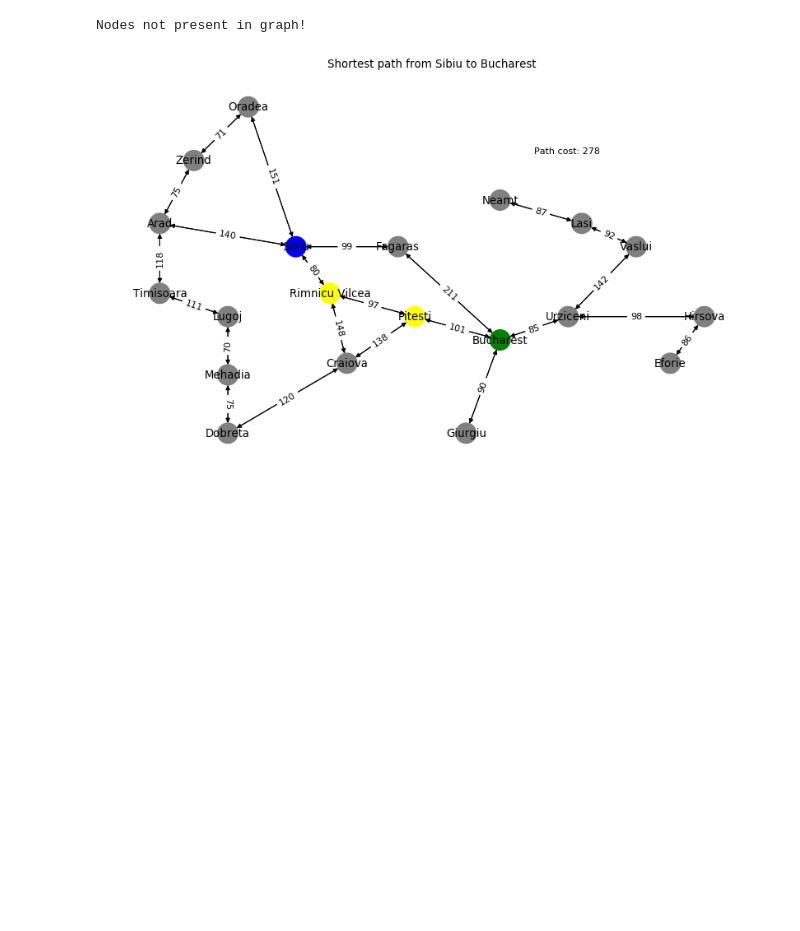
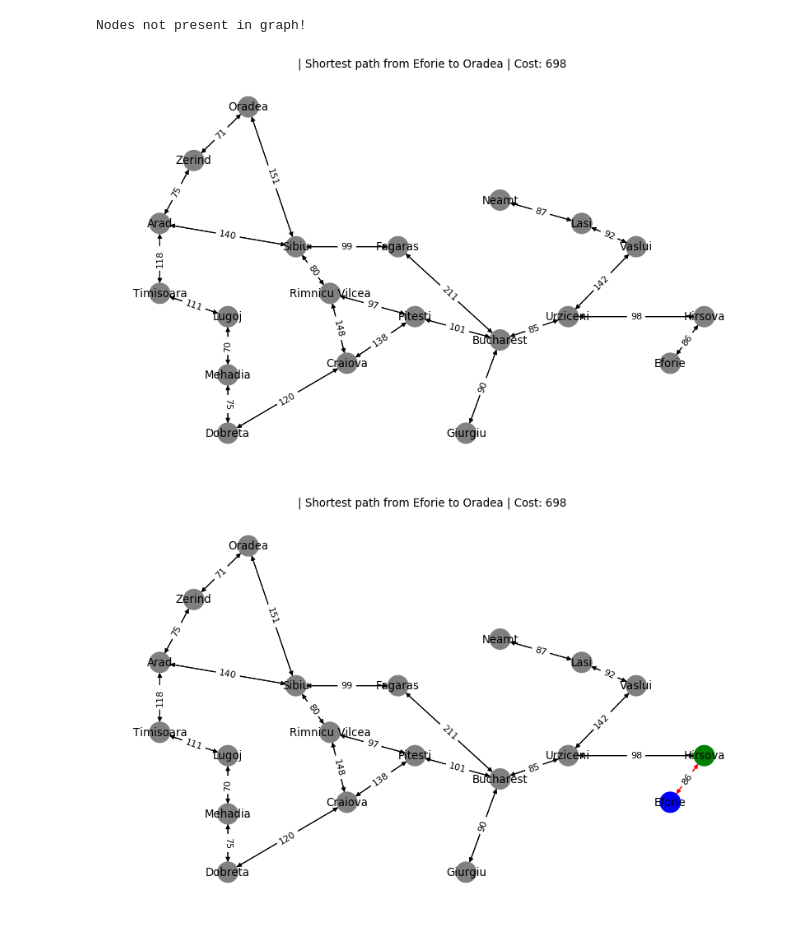
Before and after one commit to BAGLAT/Reinforcement-Learning-Artifical-Intelligence, a Jupyter notebook: AIDemo/cpp.ipynb, the cells around one changed output. Drawn from its saved outputs; the diff is of its cells as text; code cells hidden in the pictures; blank space fills up the shorter version.

Commit message:
Added path animations

```diff
--- a/AIDemo/cpp.ipynb
+++ b/AIDemo/cpp.ipynb
@@ -79,18 +82,0 @@ def add_edges(g,edges,weight,name):
-# %%
-'''
-import csv
-edgelist = pd.read_csv('C:\\Users\\SIDDHARTHA\\Trinity\\AI\\AIDemo\\data\\romania_cities.csv')
-nodelist = pd.read_csv('C:\\Users\\SIDDHARTHA\\Trinity\\AI\\AIDemo\\data\\romanian_edges.csv')
-
-cities_list=[]
-for index,row in nodelist.iterrows():
-    cities_list.append(row['id'])
-
-with open('data\\germany_edge_list.csv', mode='w', newline='') as edge_list_file:
-    writer=csv.writer(edge_list_file,delimiter=',')
-    writer.writerow(['node1','node2','trail','distance','color','estimate'])
-    for index,row in edgelist.iterrows():
-        for city in cities_list:
-            if not str(row['cities']) == str(city):
-                writer.writerow([str(row['cities']),str(city),str(row['cities']+'-'+str(city)),str(row[city]),'red','0'])
-'''
@@ -103,7 +87,7 @@ nodelist = pd.read_csv('C:\\Users\\SIDDHARTHA\\Trinity\\AI\\AIDemo\\data\\romani
 #edgelist=pd.read_csv('https://gist.githubusercontent.com/brooksandrew/e570c38bcc72a8d102422f2af836513b/raw/89c76b2563dbc0e88384719a35cba0dfc04cd522/edgelist_sleeping_giant.csv')
 #nodelist = pd.read_csv('https://gist.githubusercontent.com/brooksandrew/f989e10af17fb4c85b11409fea47895b/raw/a3a8da0fa5b094f1ca9d82e1642b384889ae16e8/nodelist_sleeping_giant.csv')
 
-g = nx.DiGraph()
+g = nx.MultiDiGraph()
 
 for index,row in nodelist.iterrows():
     g.add_node(row['id'],pos=(row['X'],row['Y']),id=row['id'])
@@ -113,6 +97,6 @@ for index,row in edgelist.iterrows():
     #add_edges(g,(row['node1'],row['node2']),row['distance'],row['trail'])
     g.add_edge(row['node1'],row['node2'],name=str(row['trail'])+str(row['distance']),weight=row['distance'])
 
-plot_graph(g,'Romania')
+plot_graph(g,'Romania',save=True,img_num=1)
 # %% [output]
 [figure]
@@ -249,11 +187,27 @@ def get_shortest_path(path_data,end):
     return shortest_path
 # %%
 #djkstra(g,'Aachen')
-source='Sibiu'
-dest = 'Bucharest'
+source='Eforie'
+dest = 'Oradea'
 path_data=get_shortest_path(djkstra(g,source),dest)
 path_cost=path_data[len(path_data)-1]
 shortest_path=path_data[:len(path_data)-1]
-plot_graph(g,'Shortest path from '+str(source) + ' to '+str(dest),path_list=shortest_path,path_cost=path_cost,source=source,destination=dest)
+
+edge_list=[]
+for i in range(len(shortest_path)-1):
+    edge_list.append((shortest_path[i],shortest_path[i+1]))
+    edge_list.append((shortest_path[i+1],shortest_path[i]))
+
+i=2
+j=2
+plot_graph(g,'| Shortest path from '+str(source) + ' to '+str(dest) +' | Cost: '+str(path_cost),save=True,img_num=0)
+while i<=len(shortest_path):
+    img_num=i-1
+    plot_graph(g,'| Shortest path from '+str(source) + ' to '+str(dest) +' | Cost: '+str(path_cost),save=True,img_num=img_num,path_list=shortest_path[:i],edge_list=edge_list[:j],source=source,destination=shortest_path[:i][len(shortest_path[:i])-1])
+    i+=1
+    j+=2
+
+make_circuit_video('img/', 'gif/route_animation.gif', fps=1)
 # %% [output]
-[figure, old version]
+[figure, new version]
+[figure, added]
```
Also changed, not shown: parts of 7 cells of this notebook, 13 other files.
